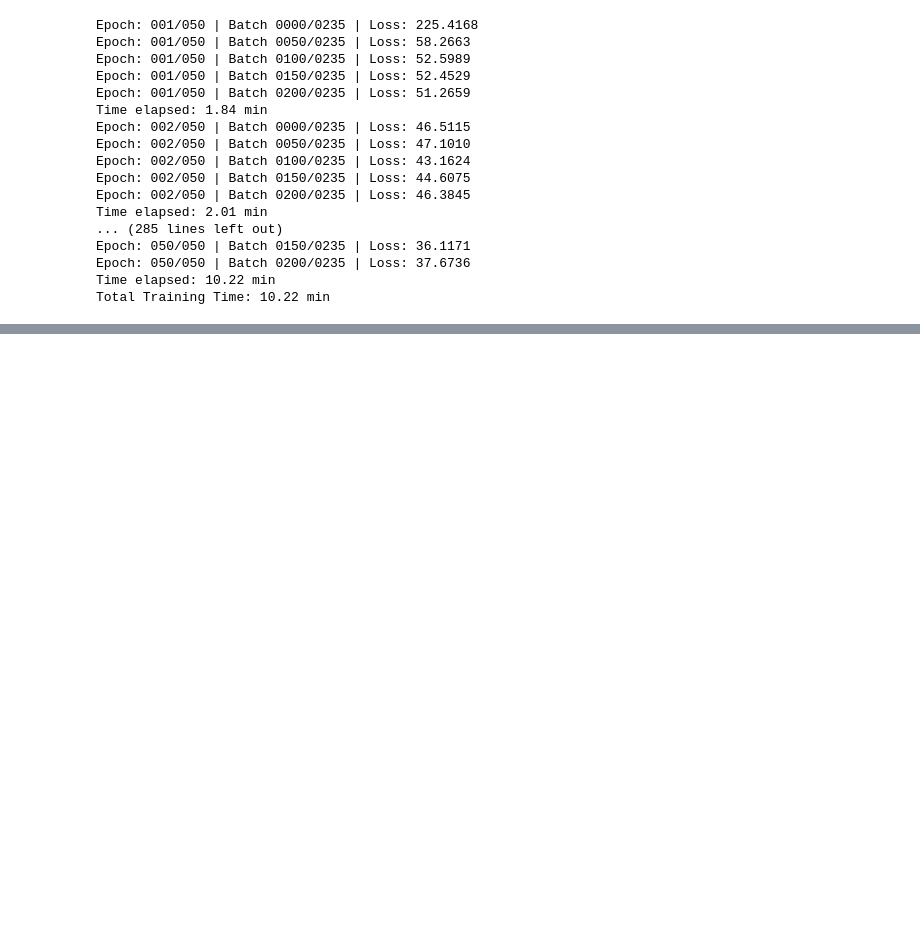
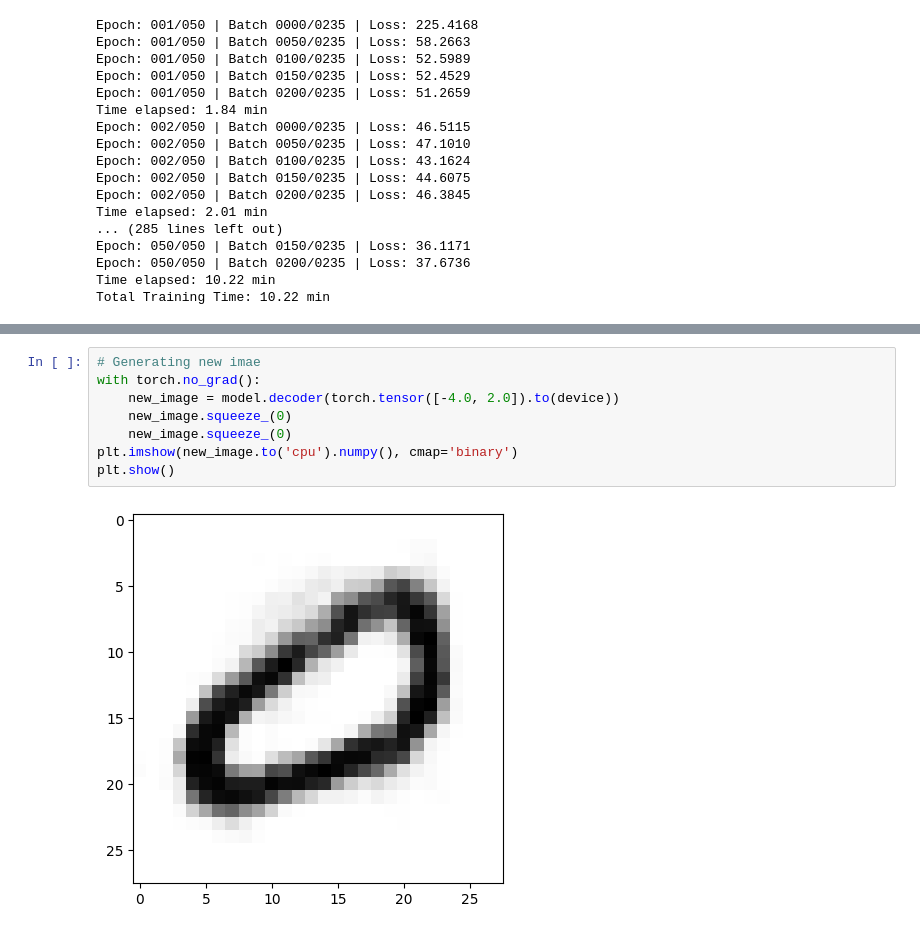
Before and after one commit to sfarrukhm/genAI, a Jupyter notebook: VAE.ipynb, the cells around one changed output, grey strips where cells are left out. Saved outputs shown, nothing was run; the diff lists cells and outputs as text; blank space fills up the shorter version.

```diff
--- a/VAE.ipynb
+++ b/VAE.ipynb
@@ -258,0 +376,10 @@ Total Training Time: 10.22 min
+# %%
+# Generating new imae
+with torch.no_grad():
+    new_image = model.decoder(torch.tensor([-4.0, 2.0]).to(device))
+    new_image.squeeze_(0)
+    new_image.squeeze_(0)
+plt.imshow(new_image.to('cpu').numpy(), cmap='binary')
+plt.show()
+# %% [output]
+[figure, added]
```
Also changed, not shown: parts of 8 cells of this notebook.
